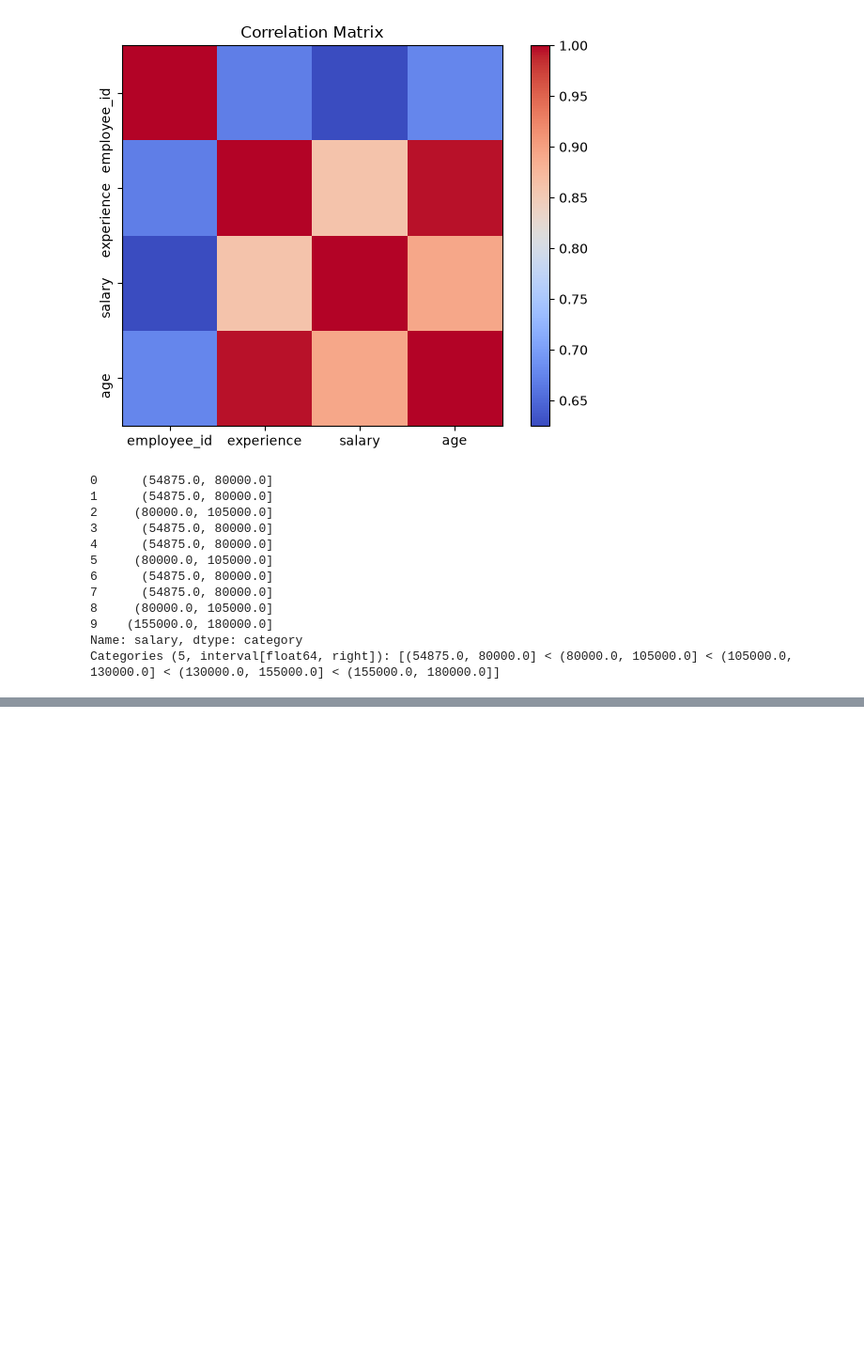
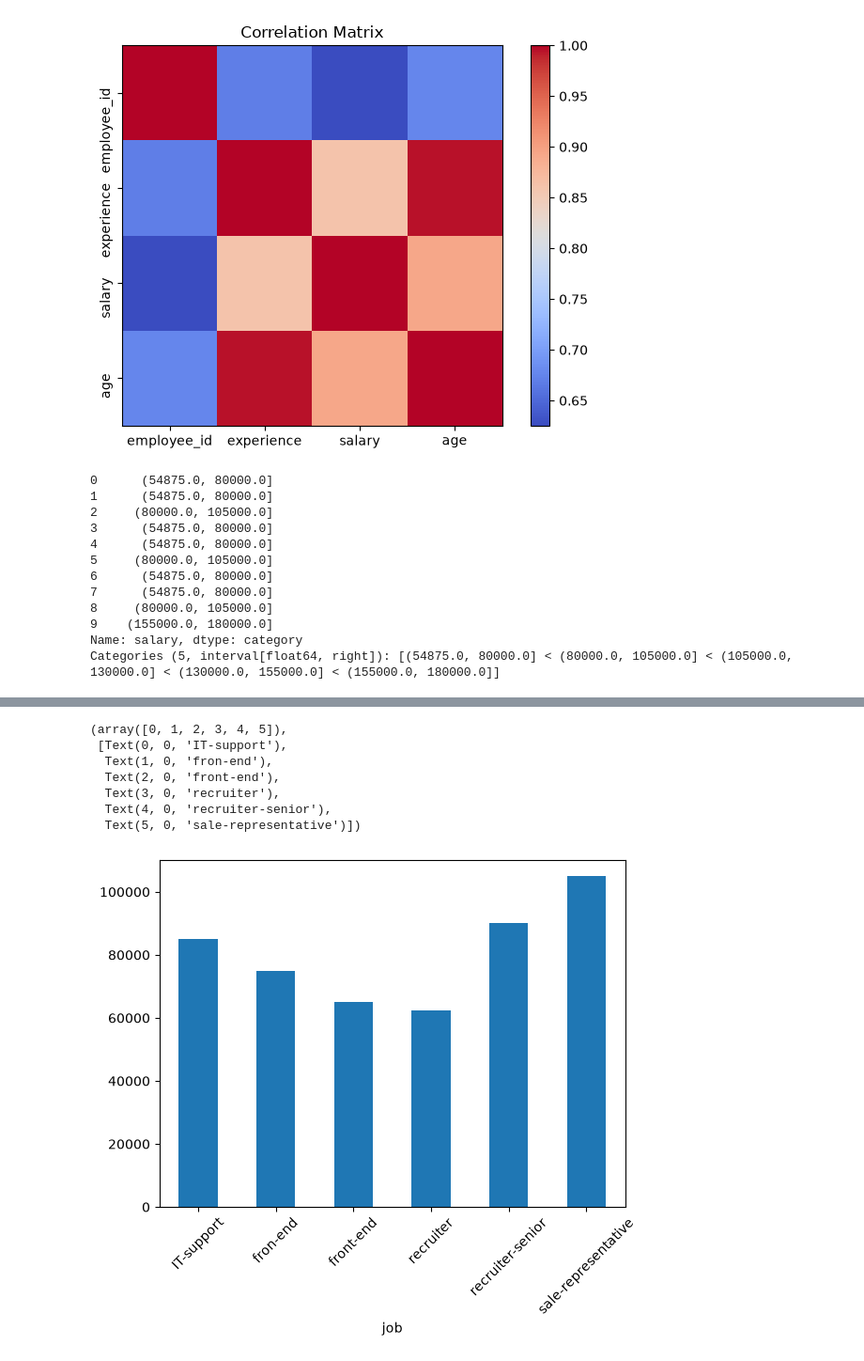
Before and after one commit to anhquang2605/Python-Learning, a Jupyter notebook: day 11.ipynb, the cells around one changed output, grey strips where cells are left out. Shown at 94% size. Saved outputs shown, nothing was run; the diff lists cells and outputs as text; code cells hidden in the pictures; blank space fills up the shorter version.

```diff
--- a/day 11.ipynb
+++ b/day 11.ipynb
@@ -143,0 +159,12 @@ Categories (5, interval[float64, right]): [(54875.0, 80000.0] < (80000.0, 105000
+# %%
+df.groupby(df['job'])['salary'].mean().plot(kind='bar')
+plt.xticks(rotation=45)
+# %% [output]
+(array([0, 1, 2, 3, 4, 5]),
+ [Text(0, 0, 'IT-support'),
+  Text(1, 0, 'fron-end'),
+  Text(2, 0, 'front-end'),
+  Text(3, 0, 'recruiter'),
+  Text(4, 0, 'recruiter-senior'),
+  Text(5, 0, 'sale-representative')])
+[figure, added]
```
Also changed, not shown: parts of 5 cells of this notebook.
